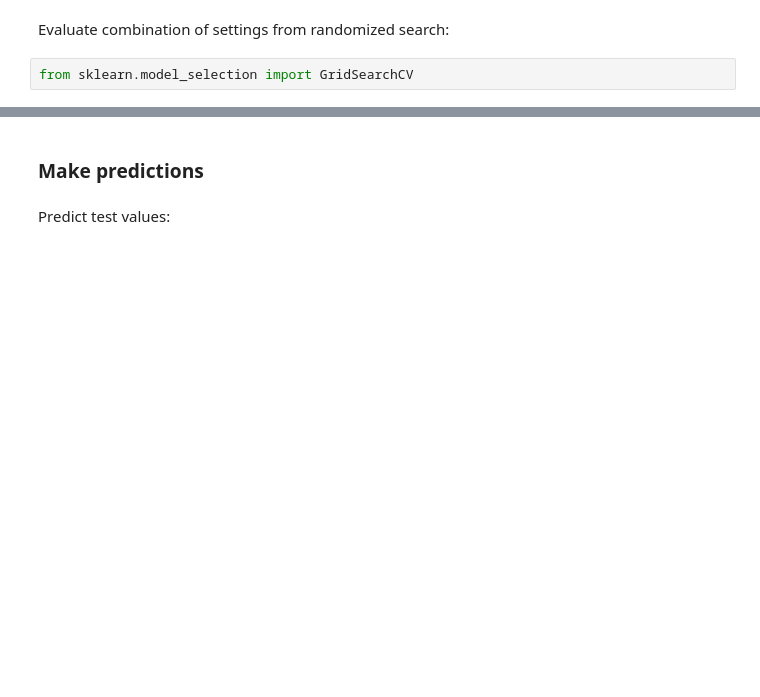
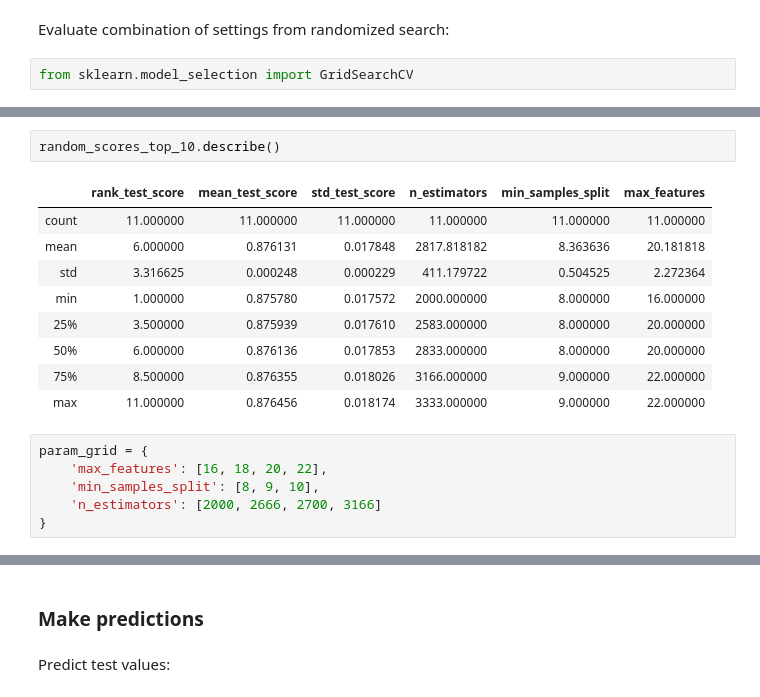
Before and after one commit to yslnam/collaborations, a Jupyter notebook: notebooks/You-Sun_Corr_Random_Forest_Notebook.ipynb, the cells around one changed output, grey strips where cells are left out. Drawn from its saved outputs; the diff is of its cells as text; blank space fills up the shorter version.

```diff
--- a/notebooks/You-Sun_Corr_Random_Forest_Notebook.ipynb
+++ b/notebooks/You-Sun_Corr_Random_Forest_Notebook.ipynb
@@ -481,0 +392,18 @@ Fitting 5 folds for each of 48 candidates, totalling 240 fits
+# %%
+random_scores_top_10.describe()
+# %% [output]
+|  | rank_test_score | mean_test_score | std_test_score | n_estimators | min_samples_split | max_features |
+| count | 11.000000 | 11.000000 | 11.000000 | 11.000000 | 11.000000 | 11.000000 |
+| mean | 6.000000 | 0.876131 | 0.017848 | 2817.818182 | 8.363636 | 20.181818 |
+| std | 3.316625 | 0.000248 | 0.000229 | 411.179722 | 0.504525 | 2.272364 |
+| min | 1.000000 | 0.875780 | 0.017572 | 2000.000000 | 8.000000 | 16.000000 |
+| 25% | 3.500000 | 0.875939 | 0.017610 | 2583.000000 | 8.000000 | 20.000000 |
+| 50% | 6.000000 | 0.876136 | 0.017853 | 2833.000000 | 8.000000 | 20.000000 |
+| 75% | 8.500000 | 0.876355 | 0.018026 | 3166.000000 | 9.000000 | 22.000000 |
+| max | 11.000000 | 0.876456 | 0.018174 | 3333.000000 | 9.000000 | 22.000000 |
+# %%
+param_grid = {
+    'max_features': [16, 18, 20, 22],
+    'min_samples_split': [8, 9, 10],
+    'n_estimators': [2000, 2666, 2700, 3166]
+}
```
Also changed, not shown: parts of 91 cells of this notebook.
